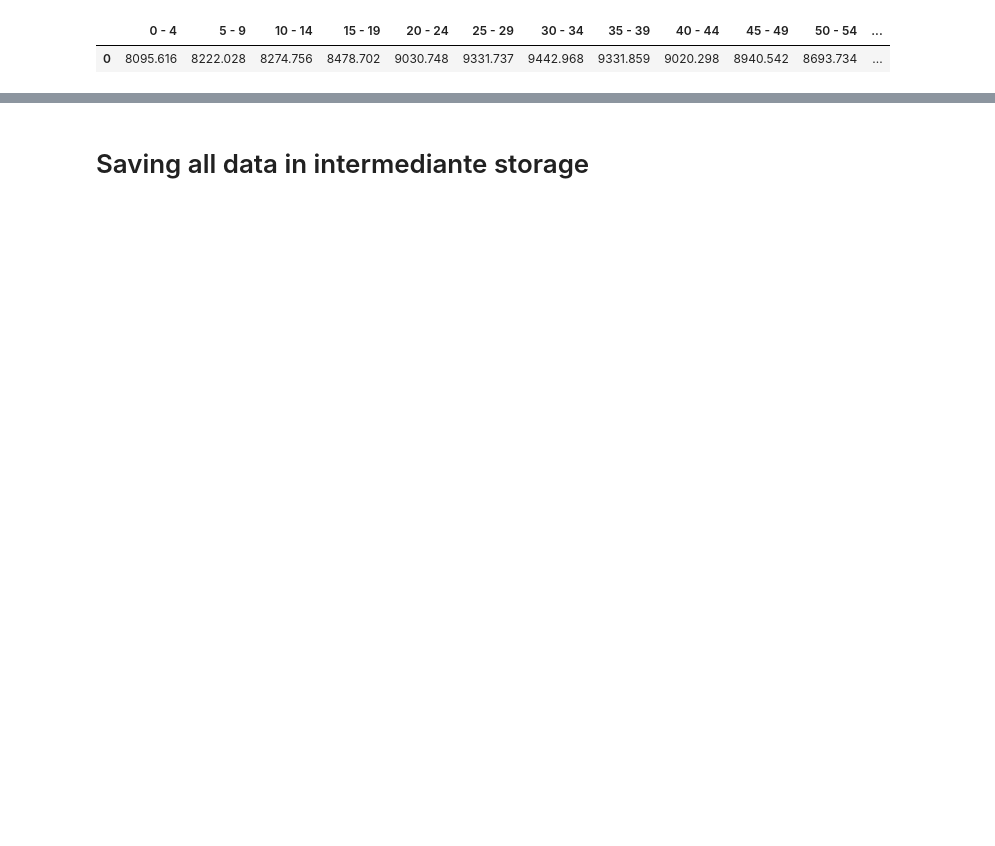
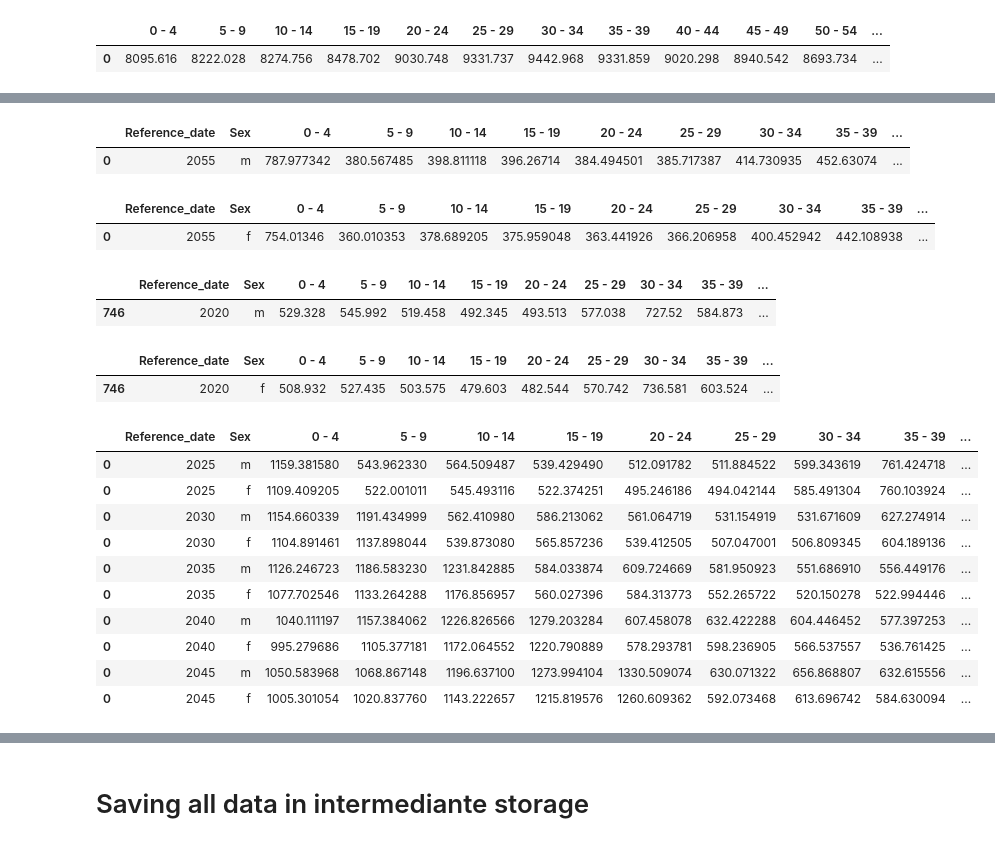
Before and after one commit to bogya345/DiscModel_labs, a Jupyter notebook: lab1.ipynb, the cells around one changed output, grey strips where cells are left out. Cells and saved outputs as stored; diff of their text form; code cells hidden in the pictures; blank space fills up the shorter version.

```diff
--- a/lab1.ipynb
+++ b/lab1.ipynb
@@ -259,0 +360,12 @@ r2
+# %%
+dmal_pred = pd.DataFrame([pred_male], columns=cols_ext_period)
+dmal_pred
+# %% [output]
+|  | Reference_date | Sex | 0 - 4 | 5 - 9 | 10 - 14 | 15 - 19 | 20 - 24 | 25 - 29 | 30 - 34 | 35 - 39 | ... |
+| 0 | 2055 | m | 787.977342 | 380.567485 | 398.811118 | 396.26714 | 384.494501 | 385.717387 | 414.730935 | 452.63074 | ... |
+# %%
+dfem_pred = pd.DataFrame([pred_female], columns=cols_ext_period)
+dfem_pred
+# %% [output]
+|  | Reference_date | Sex | 0 - 4 | 5 - 9 | 10 - 14 | 15 - 19 | 20 - 24 | 25 - 29 | 30 - 34 | 35 - 39 | ... |
+| 0 | 2055 | f | 754.01346 | 360.010353 | 378.689205 | 375.959048 | 363.441926 | 366.206958 | 400.452942 | 442.108938 | ... |
@@ -259,0 +374,51 @@ r2
+# %%
+prev_m = dmal[ dmal.Reference_date==2020 ]
+prev_m
+# %% [output]
+|  | Reference_date | Sex | 0 - 4 | 5 - 9 | 10 - 14 | 15 - 19 | 20 - 24 | 25 - 29 | 30 - 34 | 35 - 39 | ... |
+| 746 | 2020 | m | 529.328 | 545.992 | 519.458 | 492.345 | 493.513 | 577.038 | 727.52 | 584.873 | ... |
+# %%
+prev_f = dfem[ dfem.Reference_date==2020 ]
+prev_f
+# %% [output]
+|  | Reference_date | Sex | 0 - 4 | 5 - 9 | 10 - 14 | 15 - 19 | 20 - 24 | 25 - 29 | 30 - 34 | 35 - 39 | ... |
+| 746 | 2020 | f | 508.932 | 527.435 | 503.575 | 479.603 | 482.544 | 570.742 | 736.581 | 603.524 | ... |
+# %%
+pred_male = prev_m
+pred_female = prev_f
+
+iters = 5
+
+stor = pd.DataFrame([], columns=cols_ext_period)
+
+for i in range(iters):
+
+    pred_male, pred_female = model(
+        coef_fertility=coef_fertility,
+        coef_bg_ratio=coef_bg_ratio,
+        surv_rate_m=surv_rate_m.values[0], surv_rate_f=surv_rate_f.values[0],
+        prev_record_m = pred_male.iloc[-1].values, prev_record_f= pred_female.iloc[-1].values
+        # ,period_labels=labels
+    )
+
+    pred_male = pd.DataFrame([pred_male], columns=cols_ext_period)
+    pred_female = pd.DataFrame([pred_female], columns=cols_ext_period)
+
+    stor = stor.append(pred_male)
+    stor = stor.append(pred_female)
+
+    continue
+
+stor
+# %% [output]
+|  | Reference_date | Sex | 0 - 4 | 5 - 9 | 10 - 14 | 15 - 19 | 20 - 24 | 25 - 29 | 30 - 34 | 35 - 39 | ... |
+| 0 | 2025 | m | 1159.381580 | 543.962330 | 564.509487 | 539.429490 | 512.091782 | 511.884522 | 599.343619 | 761.424718 | ... |
+| 0 | 2025 | f | 1109.409205 | 522.001011 | 545.493116 | 522.374251 | 495.246186 | 494.042144 | 585.491304 | 760.103924 | ... |
+| 0 | 2030 | m | 1154.660339 | 1191.434999 | 562.410980 | 586.213062 | 561.064719 | 531.154919 | 531.671609 | 627.274914 | ... |
+| 0 | 2030 | f | 1104.891461 | 1137.898044 | 539.873080 | 565.857236 | 539.412505 | 507.047001 | 506.809345 | 604.189136 | ... |
+| 0 | 2035 | m | 1126.246723 | 1186.583230 | 1231.842885 | 584.033874 | 609.724669 | 581.950923 | 551.686910 | 556.449176 | ... |
+| 0 | 2035 | f | 1077.702546 | 1133.264288 | 1176.856957 | 560.027396 | 584.313773 | 552.265722 | 520.150278 | 522.994446 | ... |
+| 0 | 2040 | m | 1040.111197 | 1157.384062 | 1226.826566 | 1279.203284 | 607.458078 | 632.422288 | 604.446452 | 577.397253 | ... |
+| 0 | 2040 | f | 995.279686 | 1105.377181 | 1172.064552 | 1220.790889 | 578.293781 | 598.236905 | 566.537557 | 536.761425 | ... |
+| 0 | 2045 | m | 1050.583968 | 1068.867148 | 1196.637100 | 1273.994104 | 1330.509074 | 630.071322 | 656.868807 | 632.615556 | ... |
+| 0 | 2045 | f | 1005.301054 | 1020.837760 | 1143.222657 | 1215.819576 | 1260.609362 | 592.073468 | 613.696742 | 584.630094 | ... |
```
Also changed, not shown: parts of 47 cells of this notebook, 3 other files.
